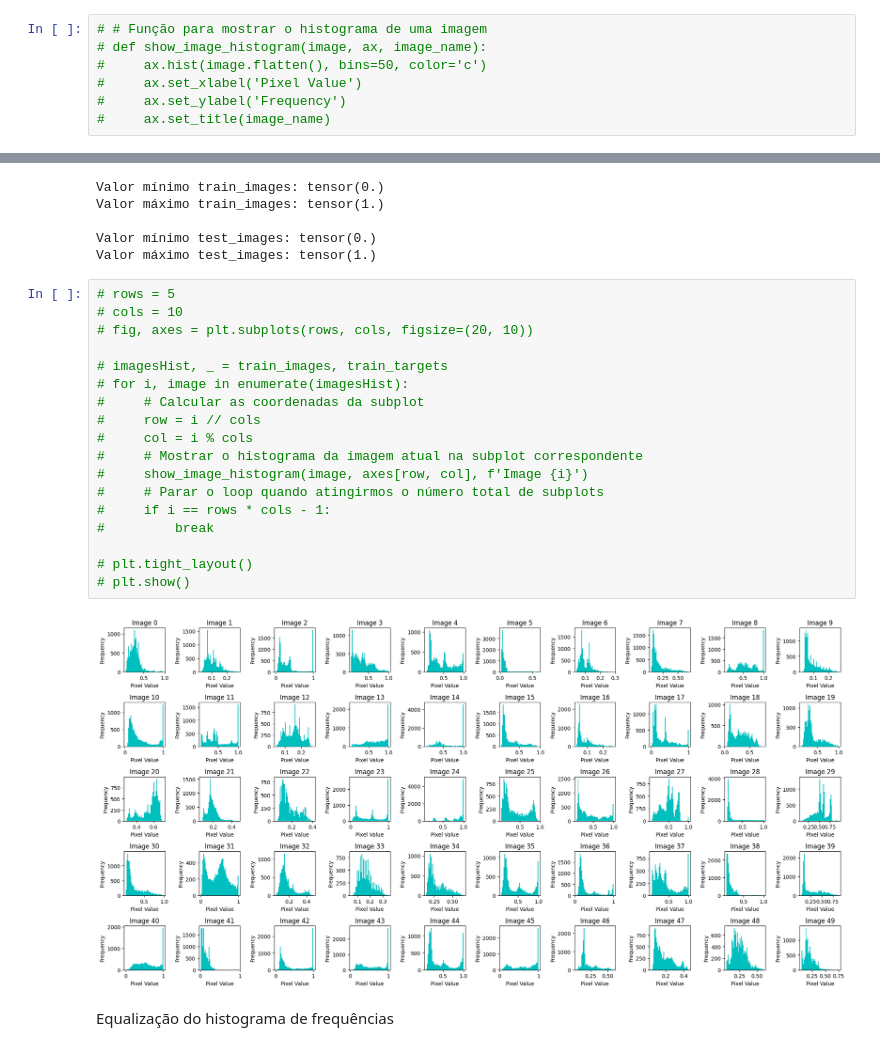
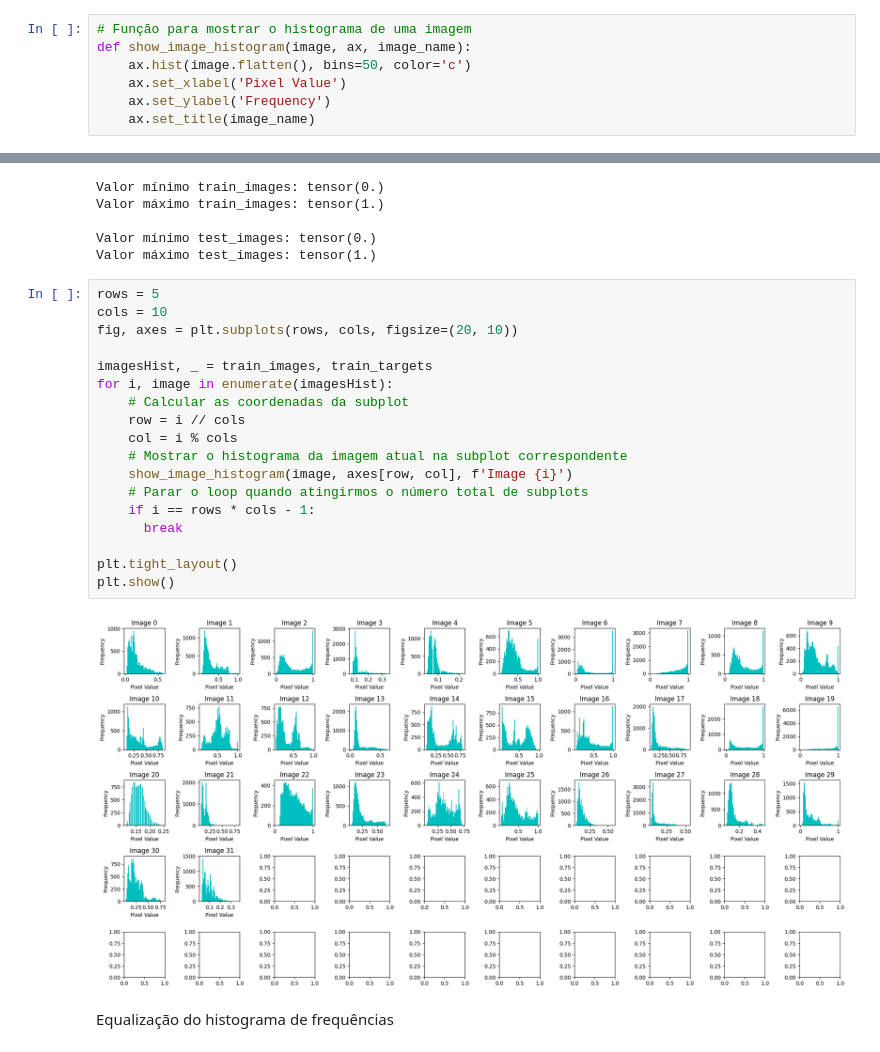
Before and after one commit to CatarinaCosta02/VCPI_Project2, a Jupyter notebook: main.ipynb, the cells around one changed output, grey strips where cells are left out. Cells and saved outputs as stored; diff of their text form.

```diff
--- a/main.ipynb
+++ b/main.ipynb
@@ -235,10 +232,10 @@ Counter({33: 3, 12: 3, 10: 3, 13: 3, 2: 2, 4: 2, 1: 2, 25: 1, 30: 1, 11: 1, 7: 1
 # %%
-# # Função para mostrar o histograma de uma imagem
-# def show_image_histogram(image, ax, image_name):
-#     ax.hist(image.flatten(), bins=50, color='c')
-#     ax.set_xlabel('Pixel Value')
-#     ax.set_ylabel('Frequency')
-#     ax.set_title(image_name)
+# Função para mostrar o histograma de uma imagem
+def show_image_histogram(image, ax, image_name):
+    ax.hist(image.flatten(), bins=50, color='c')
+    ax.set_xlabel('Pixel Value')
+    ax.set_ylabel('Frequency')
+    ax.set_title(image_name)
 # %%
 # Verificar normalização dos valores das imagens [0.0, 1.0]
 print("Valor mínimo train_images:", torch.min(train_images))
@@ -253,25 +250,25 @@ Valor máximo train_images: tensor(1.)
 Valor mínimo test_images: tensor(0.)
 Valor máximo test_images: tensor(1.)
 # %%
-# rows = 5
-# cols = 10
-# fig, axes = plt.subplots(rows, cols, figsize=(20, 10))
+rows = 5
+cols = 10
+fig, axes = plt.subplots(rows, cols, figsize=(20, 10))
 
-# imagesHist, _ = train_images, train_targets
-# for i, image in enumerate(imagesHist):
-#     # Calcular as coordenadas da subplot
-#     row = i // cols
-#     col = i % cols
-#     # Mostrar o histograma da imagem atual na subplot correspondente
-#     show_image_histogram(image, axes[row, col], f'Image {i}')
-#     # Parar o loop quando atingirmos o número total de subplots
-#     if i == rows * cols - 1:
-#         break
+imagesHist, _ = train_images, train_targets
+for i, image in enumerate(imagesHist):
+    # Calcular as coordenadas da subplot
+    row = i // cols
+    col = i % cols
+    # Mostrar o histograma da imagem atual na subplot correspondente
+    show_image_histogram(image, axes[row, col], f'Image {i}')
+    # Parar o loop quando atingirmos o número total de subplots
+    if i == rows * cols - 1:
+      break
 
-# plt.tight_layout()
-# plt.show()
+plt.tight_layout()
+plt.show()
 # %% [output]
-[figure, old version]
+[figure, new version]
 # %% [markdown]
 Equalização do histograma de frequências
 # %%
```
Also changed, not shown: parts of 14 cells of this notebook.
